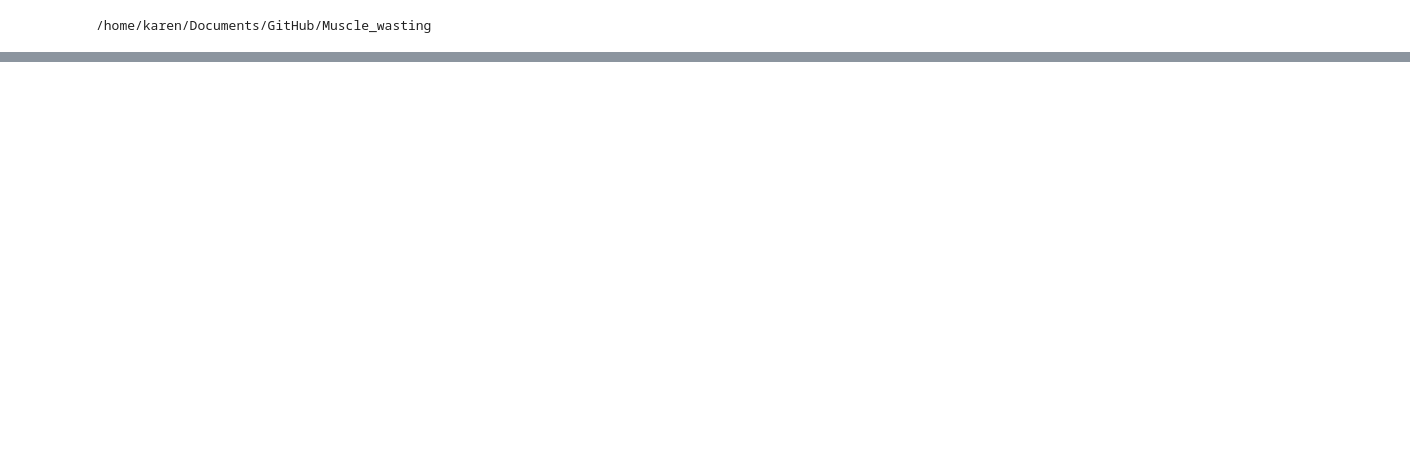
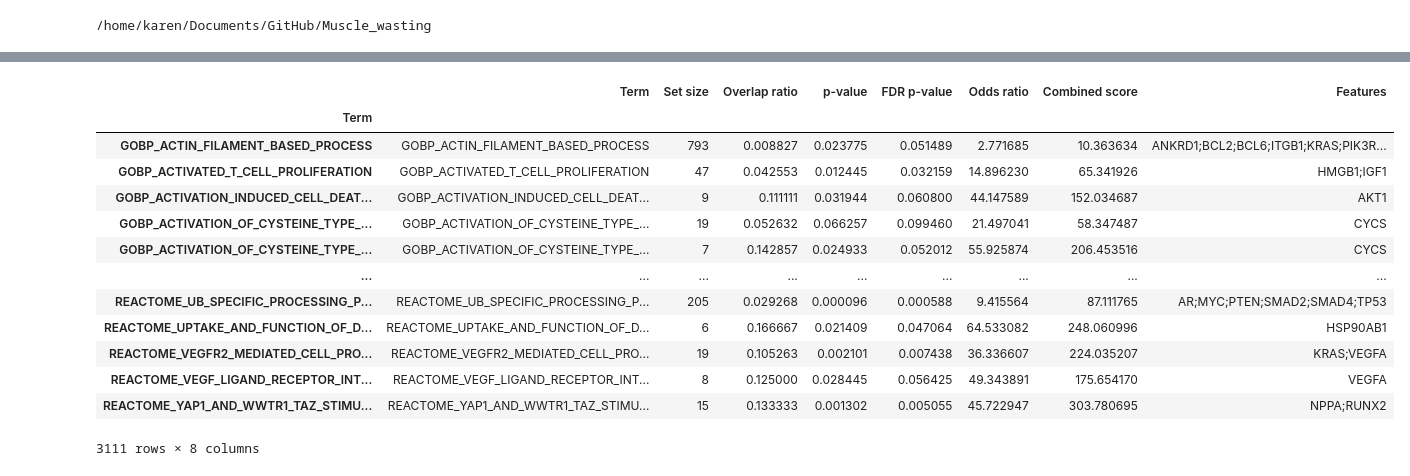
Before and after one commit to Kathyren/Muscle_wasting, a Jupyter notebook: mirna_scoring/notebooks/Evaluate_mirs/Get_scores_quick.ipynb, the cells around one changed output, grey strips where cells are left out. Cells and saved outputs as stored; diff of their text form; code cells hidden in the pictures; blank space fills up the shorter version.

```diff
--- a/mirna_scoring/notebooks/Evaluate_mirs/Get_scores_quick.ipynb
+++ b/mirna_scoring/notebooks/Evaluate_mirs/Get_scores_quick.ipynb
@@ -268,0 +212,9 @@ dtype: object
+# %%
+sel_db = ['go_molecular_function',
+                      'go_cellular_component',
+                      'go_biological_process',
+                      'reactome_pathways',
+                      'kegg_pathways', 'hallmark']
+# %%
+msigdb =msigdb[msigdb['collection'].isin(sel_db)]
+msigdb = msigdb[~msigdb.duplicated(['geneset', 'genesymbol'])]
@@ -268,0 +235,12 @@ dtype: object
+# %%
+enriched = dc.get_ora_df(
+            df=genes,
+            net=msigdb,
+            source='geneset',
+            target='genesymbol'
+        )
+# %%
+pathway_df = enriched[enriched['FDR p-value'] < 0.1]
+pathway_df.index = pathway_df["Term"]
+#pathway_df.set_index("Term", inplace=True)  # Set "Term" as index
+enriched_pathways = pathway_df['Combined score']
@@ -268,0 +263,17 @@ dtype: object
+# %%
+pathway_df
+# %% [output]
+|  | Term | Set size | Overlap ratio | p-value | FDR p-value | Odds ratio | Combined score | Features |
+| Term |  |  |  |  |  |  |  |  |
+| GOBP_ACTIN_FILAMENT_BASED_PROCESS | GOBP_ACTIN_FILAMENT_BASED_PROCESS | 793 | 0.008827 | 0.023775 | 0.051489 | 2.771685 | 10.363634 | ANKRD1;BCL2;BCL6;ITGB1;KRAS;PIK3R... |
+| GOBP_ACTIVATED_T_CELL_PROLIFERATION | GOBP_ACTIVATED_T_CELL_PROLIFERATION | 47 | 0.042553 | 0.012445 | 0.032159 | 14.896230 | 65.341926 | HMGB1;IGF1 |
+| GOBP_ACTIVATION_INDUCED_CELL_DEAT... | GOBP_ACTIVATION_INDUCED_CELL_DEAT... | 9 | 0.111111 | 0.031944 | 0.060800 | 44.147589 | 152.034687 | AKT1 |
+| GOBP_ACTIVATION_OF_CYSTEINE_TYPE_... | GOBP_ACTIVATION_OF_CYSTEINE_TYPE_... | 19 | 0.052632 | 0.066257 | 0.099460 | 21.497041 | 58.347487 | CYCS |
+| GOBP_ACTIVATION_OF_CYSTEINE_TYPE_... | GOBP_ACTIVATION_OF_CYSTEINE_TYPE_... | 7 | 0.142857 | 0.024933 | 0.052012 | 55.925874 | 206.453516 | CYCS |
+| ... | ... | ... | ... | ... | ... | ... | ... | ... |
+| REACTOME_UB_SPECIFIC_PROCESSING_P... | REACTOME_UB_SPECIFIC_PROCESSING_P... | 205 | 0.029268 | 0.000096 | 0.000588 | 9.415564 | 87.111765 | AR;MYC;PTEN;SMAD2;SMAD4;TP53 |
+| REACTOME_UPTAKE_AND_FUNCTION_OF_D... | REACTOME_UPTAKE_AND_FUNCTION_OF_D... | 6 | 0.166667 | 0.021409 | 0.047064 | 64.533082 | 248.060996 | HSP90AB1 |
+| REACTOME_VEGFR2_MEDIATED_CELL_PRO... | REACTOME_VEGFR2_MEDIATED_CELL_PRO... | 19 | 0.105263 | 0.002101 | 0.007438 | 36.336607 | 224.035207 | KRAS;VEGFA |
+| REACTOME_VEGF_LIGAND_RECEPTOR_INT... | REACTOME_VEGF_LIGAND_RECEPTOR_INT... | 8 | 0.125000 | 0.028445 | 0.056425 | 49.343891 | 175.654170 | VEGFA |
+| REACTOME_YAP1_AND_WWTR1_TAZ_STIMU... | REACTOME_YAP1_AND_WWTR1_TAZ_STIMU... | 15 | 0.133333 | 0.001302 | 0.005055 | 45.722947 | 303.780695 | NPPA;RUNX2 |
+3111 rows × 8 columns
```
Also changed, not shown: parts of 37 cells of this notebook, 5 other files.
